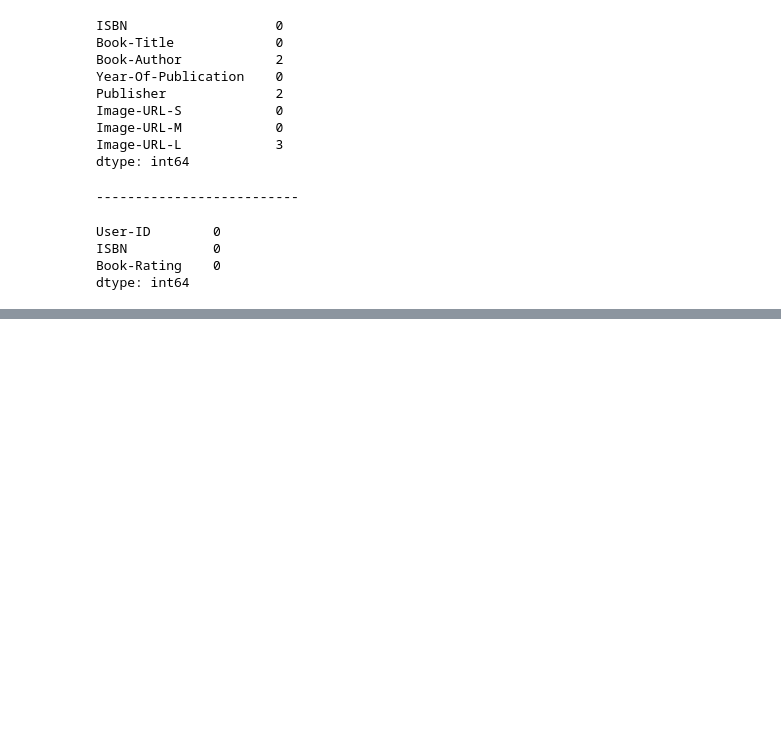
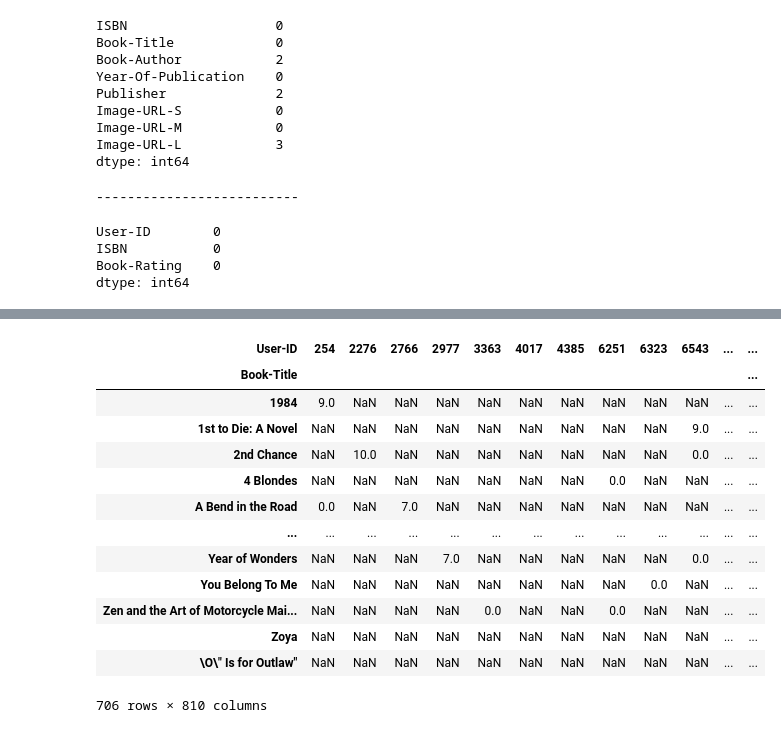
Before and after one commit to Abudyy/book-recommendation-system, a Jupyter notebook: book-recommendation.ipynb, the cells around one changed output, grey strips where cells are left out. Drawn from its saved outputs; the diff is of its cells as text; code cells hidden in the pictures; blank space fills up the shorter version.

```diff
--- a/book-recommendation.ipynb
+++ b/book-recommendation.ipynb
@@ -109,0 +572,4 @@ print("Hello World")
+# %%
+x = ratingsAndNames.groupby('User-ID').count()['Book-Rating'] > 200
+#only use users that have rated more than 200 books, hence making them experienced ;)
+experiencedUsers = x[x].index
@@ -109,0 +592,4 @@ print("Hello World")
+# %%
+#filter out the ratings only with the experienced users that we declared above, using the .isin() function
+filteredRating = ratingsAndNames[ratingsAndNames['User-ID'].isin(experiencedUsers)]
+filteredRating
@@ -109,0 +610,4 @@ print("Hello World")
+# %%
+#comment later
+y = filteredRating.groupby('Book-Title').count()['Book-Rating']>=50
+popularBooks = y[y].index
@@ -109,0 +630,2 @@ print("Hello World")
+# %%
+popularAndFilter = filteredRating = filteredRating[filteredRating['Book-Title'].isin(popularBooks)]
@@ -109,0 +664,20 @@ print("Hello World")
+# %%
+#create a final table with the data filtered
+
+finalTable = popularAndFilter.pivot_table(index='Book-Title',columns='User-ID',values='Book-Rating')
+finalTable
+# %% [output]
+| User-ID | 254 | 2276 | 2766 | 2977 | 3363 | 4017 | 4385 | 6251 | 6323 | 6543 | ... | ... |
+| Book-Title |  |  |  |  |  |  |  |  |  |  |  | ... |
+| 1984 | 9.0 | NaN | NaN | NaN | NaN | NaN | NaN | NaN | NaN | NaN | ... | ... |
+| 1st to Die: A Novel | NaN | NaN | NaN | NaN | NaN | NaN | NaN | NaN | NaN | 9.0 | ... | ... |
+| 2nd Chance | NaN | 10.0 | NaN | NaN | NaN | NaN | NaN | NaN | NaN | 0.0 | ... | ... |
+| 4 Blondes | NaN | NaN | NaN | NaN | NaN | NaN | NaN | 0.0 | NaN | NaN | ... | ... |
+| A Bend in the Road | 0.0 | NaN | 7.0 | NaN | NaN | NaN | NaN | NaN | NaN | NaN | ... | ... |
+| ... | ... | ... | ... | ... | ... | ... | ... | ... | ... | ... | ... | ... |
+| Year of Wonders | NaN | NaN | NaN | 7.0 | NaN | NaN | NaN | NaN | NaN | 0.0 | ... | ... |
+| You Belong To Me | NaN | NaN | NaN | NaN | NaN | NaN | NaN | NaN | 0.0 | NaN | ... | ... |
+| Zen and the Art of Motorcycle Mai... | NaN | NaN | NaN | NaN | 0.0 | NaN | NaN | 0.0 | NaN | NaN | ... | ... |
+| Zoya | NaN | NaN | NaN | NaN | NaN | NaN | NaN | NaN | NaN | NaN | ... | ... |
+| \O\" Is for Outlaw" | NaN | NaN | NaN | NaN | NaN | NaN | NaN | NaN | NaN | NaN | ... | ... |
+706 rows × 810 columns
```
Also changed, not shown: parts of 53 cells of this notebook, 19 other files.
